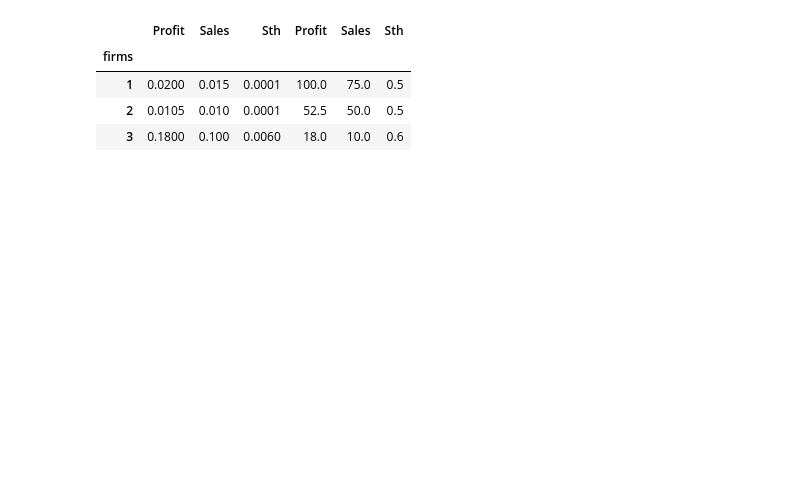
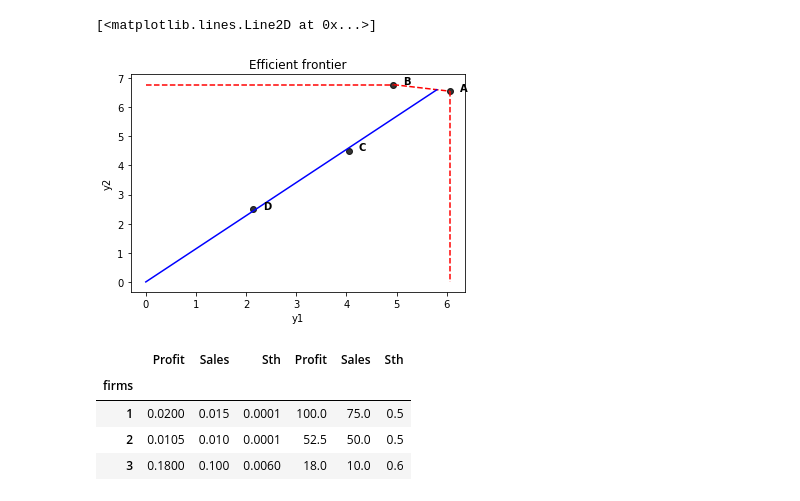
Before and after one commit to eponkratova/data_envelopment_analysis, a Jupyter notebook: code.ipynb, the cells around one changed output. Drawn from its saved outputs; the diff is of its cells as text; code cells hidden in the pictures; blank space fills up the shorter version.

Commit message:
Worked the examples for the article

```diff
--- a/code.ipynb
+++ b/code.ipynb
@@ -38,6 +39,33 @@ inpt_arr = np.array(inpt_df)
 outpt_df = df.iloc[:, 6:]
 outpt_arr = np.array(outpt_df)
 comp = np.array(df.iloc[:, 0])
+# %%
+#For the article
+inputs = pd.DataFrame(inpt_df.iloc[:4,4])
+outputs = outpt_df.iloc[:4,0:2]
+l = []
+for col in inputs.columns:
+    l.append(outputs.div(inputs[col], axis=0))
+complete = pd.concat(l, axis=1)
+complete.columns = ['y1', 'y2']
+completed = pd.DataFrame(df.iloc[:4, 0]).join(complete)
+
+#Plotting the graph
+p1 = sns.regplot(data = completed, x="y1", y="y2", fit_reg = False, marker="o", color = 'black')
+
+# add annotations one by one with a loop
+for line in range(0,completed.shape[0]):
+     p1.text(completed.y1[line]+0.2, completed.y2[line], completed.firm[line], horizontalalignment='left', size='medium', color='black', weight='semibold')
+
+p1.set_title('Efficient frontier')
+
+plt.plot([0, 4.938],[6.778,6.778], "r--")
+plt.plot([4.938, 6.058889],[6.778, 6.553333], "r--")
+plt.plot([6.058889, 6.058889],[6.553333, 0], "r--")
+plt.plot([0,5.8],[0,6.6] , "b")
+# %% [output]
+[<matplotlib.lines.Line2D at 0x...>]
+[figure, added]
 # %%
 #Calculating DEA
 class DEA(object):
```
Also changed, not shown: parts of 2 cells of this notebook, 1 other file.
